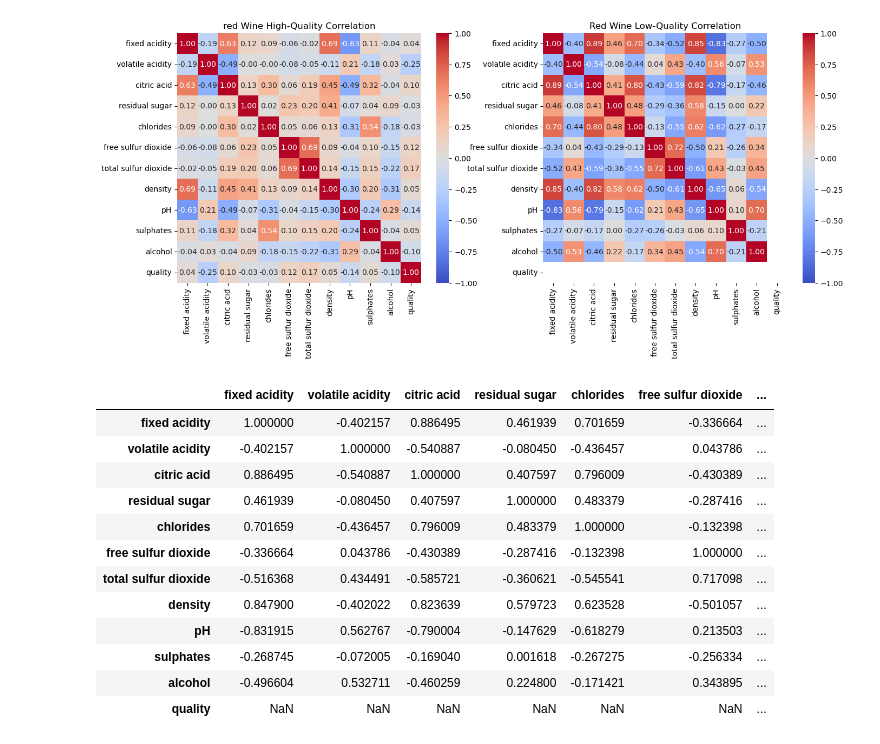
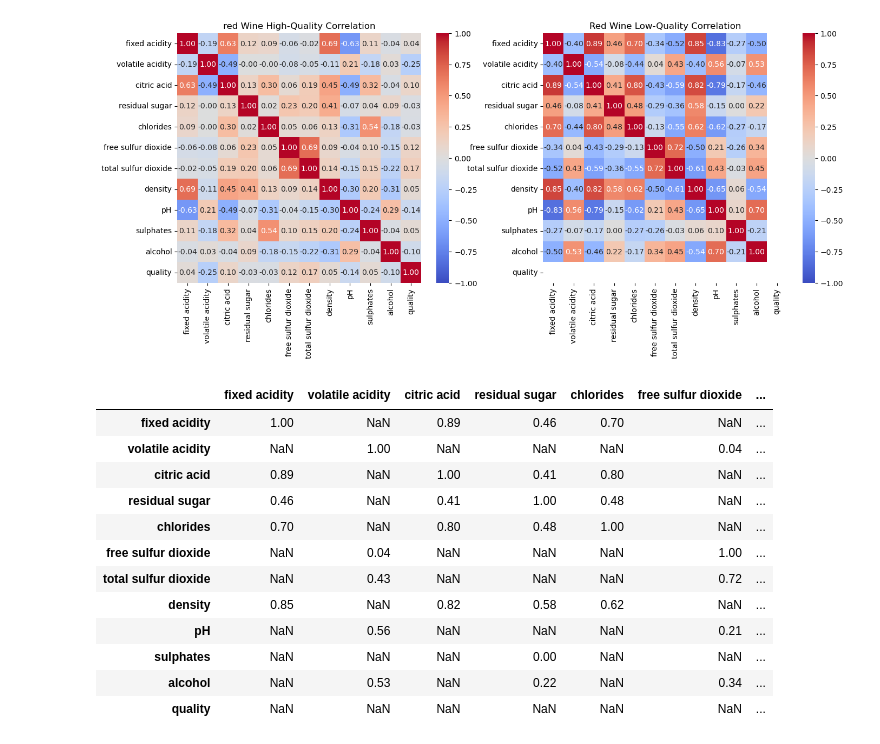
Before and after one commit to rakeshtparayil/BlueBerry-Winery, a Jupyter notebook: blueBerry_winery.ipynb, the cells around one changed output. Saved outputs shown, nothing was run; the diff lists cells and outputs as text; code cells hidden in the pictures.

```diff
--- a/blueBerry_winery.ipynb
+++ b/blueBerry_winery.ipynb
@@ -451,18 +451,19 @@ Text(0.5, 1.0, 'Red Wine Low-Quality Correlation')
 [figure]
 # %%
 correlation_matrix_red_high = high_quality_data_red_high[numeric_cols.columns].corr()
-correlation_matrix_red_high
+positive_corr = correlation_matrix_red_high[correlation_matrix_red_high > 0]
+positive_corr.round(2)
 # %% [output]
 |  | fixed acidity | volatile acidity | citric acid | residual sugar | chlorides | free sulfur dioxide | ... |
-| fixed acidity | 1.000000 | -0.402157 | 0.886495 | 0.461939 | 0.701659 | -0.336664 | ... |
-| volatile acidity | -0.402157 | 1.000000 | -0.540887 | -0.080450 | -0.436457 | 0.043786 | ... |
-| citric acid | 0.886495 | -0.540887 | 1.000000 | 0.407597 | 0.796009 | -0.430389 | ... |
-| residual sugar | 0.461939 | -0.080450 | 0.407597 | 1.000000 | 0.483379 | -0.287416 | ... |
-| chlorides | 0.701659 | -0.436457 | 0.796009 | 0.483379 | 1.000000 | -0.132398 | ... |
-| free sulfur dioxide | -0.336664 | 0.043786 | -0.430389 | -0.287416 | -0.132398 | 1.000000 | ... |
-| total sulfur dioxide | -0.516368 | 0.434491 | -0.585721 | -0.360621 | -0.545541 | 0.717098 | ... |
-| density | 0.847900 | -0.402022 | 0.823639 | 0.579723 | 0.623528 | -0.501057 | ... |
-| pH | -0.831915 | 0.562767 | -0.790004 | -0.147629 | -0.618279 | 0.213503 | ... |
-| sulphates | -0.268745 | -0.072005 | -0.169040 | 0.001618 | -0.267275 | -0.256334 | ... |
-| alcohol | -0.496604 | 0.532711 | -0.460259 | 0.224800 | -0.171421 | 0.343895 | ... |
+| fixed acidity | 1.00 | NaN | 0.89 | 0.46 | 0.70 | NaN | ... |
+| volatile acidity | NaN | 1.00 | NaN | NaN | NaN | 0.04 | ... |
+| citric acid | 0.89 | NaN | 1.00 | 0.41 | 0.80 | NaN | ... |
+| residual sugar | 0.46 | NaN | 0.41 | 1.00 | 0.48 | NaN | ... |
+| chlorides | 0.70 | NaN | 0.80 | 0.48 | 1.00 | NaN | ... |
+| free sulfur dioxide | NaN | 0.04 | NaN | NaN | NaN | 1.00 | ... |
+| total sulfur dioxide | NaN | 0.43 | NaN | NaN | NaN | 0.72 | ... |
+| density | 0.85 | NaN | 0.82 | 0.58 | 0.62 | NaN | ... |
+| pH | NaN | 0.56 | NaN | NaN | NaN | 0.21 | ... |
+| sulphates | NaN | NaN | NaN | 0.00 | NaN | NaN | ... |
+| alcohol | NaN | 0.53 | NaN | 0.22 | NaN | 0.34 | ... |
 | quality | NaN | NaN | NaN | NaN | NaN | NaN | ... |
```
